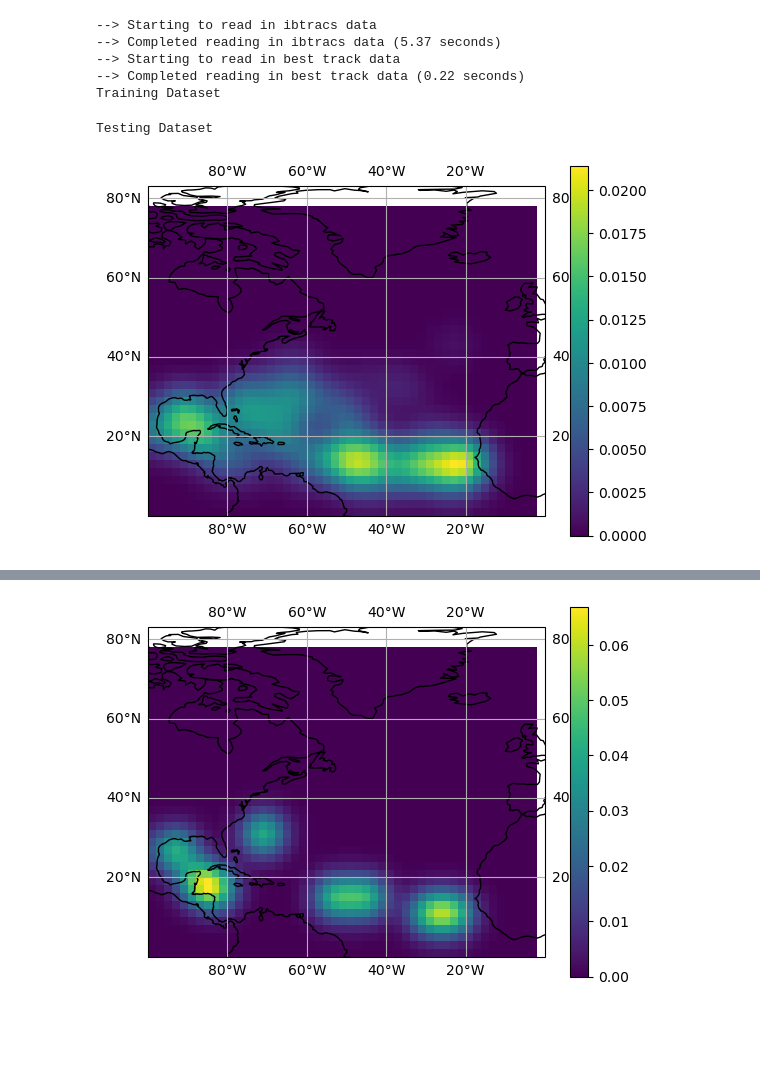
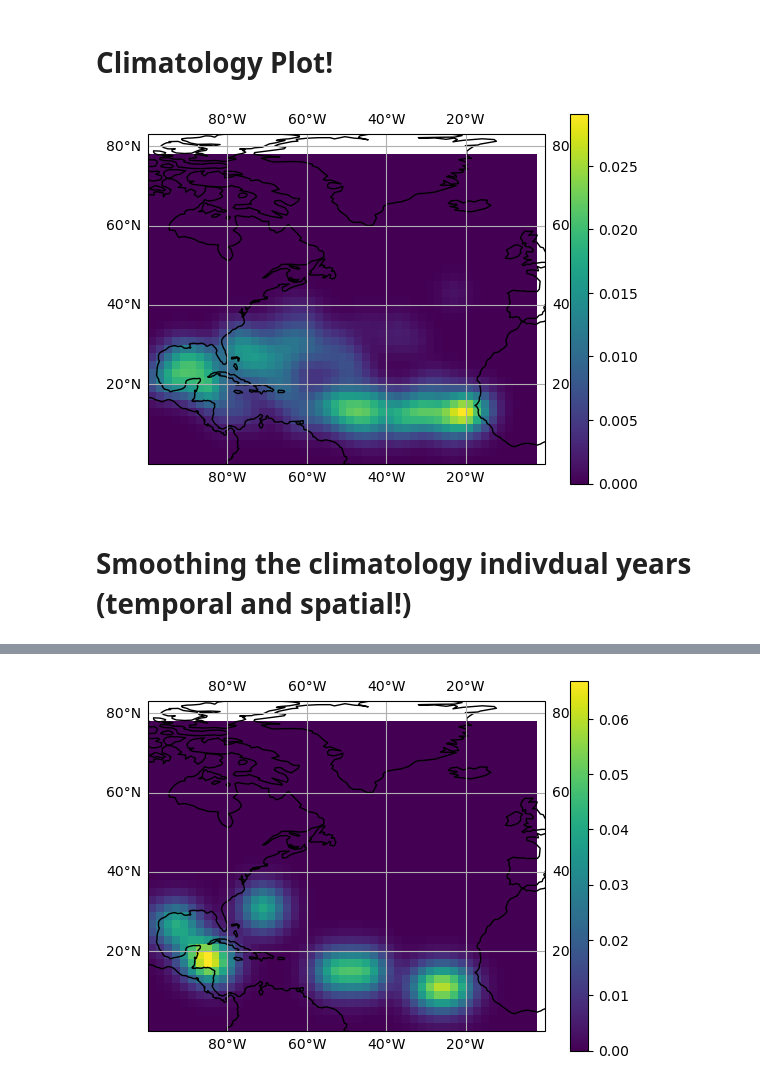
Before and after one commit to a98alvin/TC_Genesis_Index, a Jupyter notebook: Scripts/Filtering_Observations.ipynb, the cells around one changed output, grey strips where cells are left out. Cells and saved outputs as stored; diff of their text form; code cells hidden in the pictures; blank space fills up the shorter version.

Commit message:
added climo smoothing... WIP indiv month smoothing

```diff
--- a/Scripts/Filtering_Observations.ipynb
+++ b/Scripts/Filtering_Observations.ipynb
@@ -12,11 +13,11 @@ import scipy.ndimage as nd
 # %%
 # # Time ranges for EVERYTHING desired
-month_range = np.arange(6,12,1)
-test_years = np.arange(2005,2021,1)
-train_years = np.arange(1950,2005,1)
-train_years = np.setdiff1d(train_years, np.arange(1971,1979,1))
-Latitude=np.arange(0,80,2)
-Longitude=np.arange(260,360,2)
+month_range = np.arange(5,13,1).astype(float)
+test_years = np.arange(2005,2021,1).astype(float)
+train_years = np.arange(1950,2005,1).astype(float)
+# train_years = np.setdiff1d(train_years, np.arange(1971,1979,1))
+Latitude=np.arange(0,80,2).astype(float)
+Longitude=np.arange(260,360,2).astype(float)
 
 # # Grab ibtracs data (uncomment this section if you want to recreate genesis (observed) labels, otherwise it is already saved)
 # basin_dataset = tracks.TrackDataset(basin='north_atlantic',source='ibtracs',include_btk=True)
@@ -30,37 +31,34 @@ Longitude=np.arange(260,360,2)
 
 # train_labels_predropped.unstack().to_netcdf("/glade/work/acheung/Initial_RF_Datasets/train_labels_predropped.nc")
 # test_labels_predropped.unstack().to_netcdf("/glade/work/acheung/Initial_RF_Datasets/test_labels_predropped.nc")
-# %% [output]
---> Starting to read in ibtracs data
---> Completed reading in ibtracs data (5.37 seconds)
---> Starting to read in best track data
---> Completed reading in best track data (0.22 seconds)
-Training Dataset
-Testing Dataset
 # %%
 train_labels_predropped_read = xr.open_dataset("/glade/work/acheung/Initial_RF_Datasets/train_labels_predropped.nc")
 train_labels_predropped = train_labels_predropped_read.stack(z=("Month","Latitude","Longitude","Year"))
 
 test_labels_predropped_read = xr.open_dataset("/glade/work/acheung/Initial_RF_Datasets/test_labels_predropped.nc")
 test_labels_predropped = test_labels_predropped_read.stack(z=("Month","Latitude","Longitude","Year"))
+# %% [markdown]
+# Climatology Plot!
 # %%
 climo_month_label = train_labels_predropped_read.sel(Month=9).to_array()[0]
 climo_mean_month_label = np.mean(climo_month_label,axis=2)
-climo_filtered_month = gaussian_filter(climo_mean_month_label, sigma=2)
+climo_filtered_month = gaussian_filter(climo_mean_month_label, sigma=1.5)
 climo_filtered_month_with_coords = xr.DataArray(climo_filtered_month, coords=[climo_mean_month_label.coords['Latitude'],climo_mean_month_label.coords['Longitude']])
 
 # Monthly Climatological Plot (Monthly Mean Performed)
 
 plt.figure()
 ax = plt.axes(projection=ccrs.PlateCarree())
 ax.set_global()
 ax.coastlines()
 ax.gridlines(draw_labels=True)
 climo_filtered_month_plot = ax.pcolormesh(climo_filtered_month_with_coords.coords['Longitude'],
                                     climo_filtered_month_with_coords.coords['Latitude'],
                                     climo_filtered_month_with_coords,transform=ccrs.PlateCarree(),vmin=0)
 ax.set_extent([-100, 0, 0, 80])
 cbar = plt.colorbar(climo_filtered_month_plot)
 plt.savefig('climo')
 # %% [output]
-[figure, old version]
+[figure, new version]
+# %% [markdown]
+# Smoothing the climatology indivdual years (temporal and spatial!)
```
Also changed, not shown: parts of 12 cells of this notebook, 3 other files.
